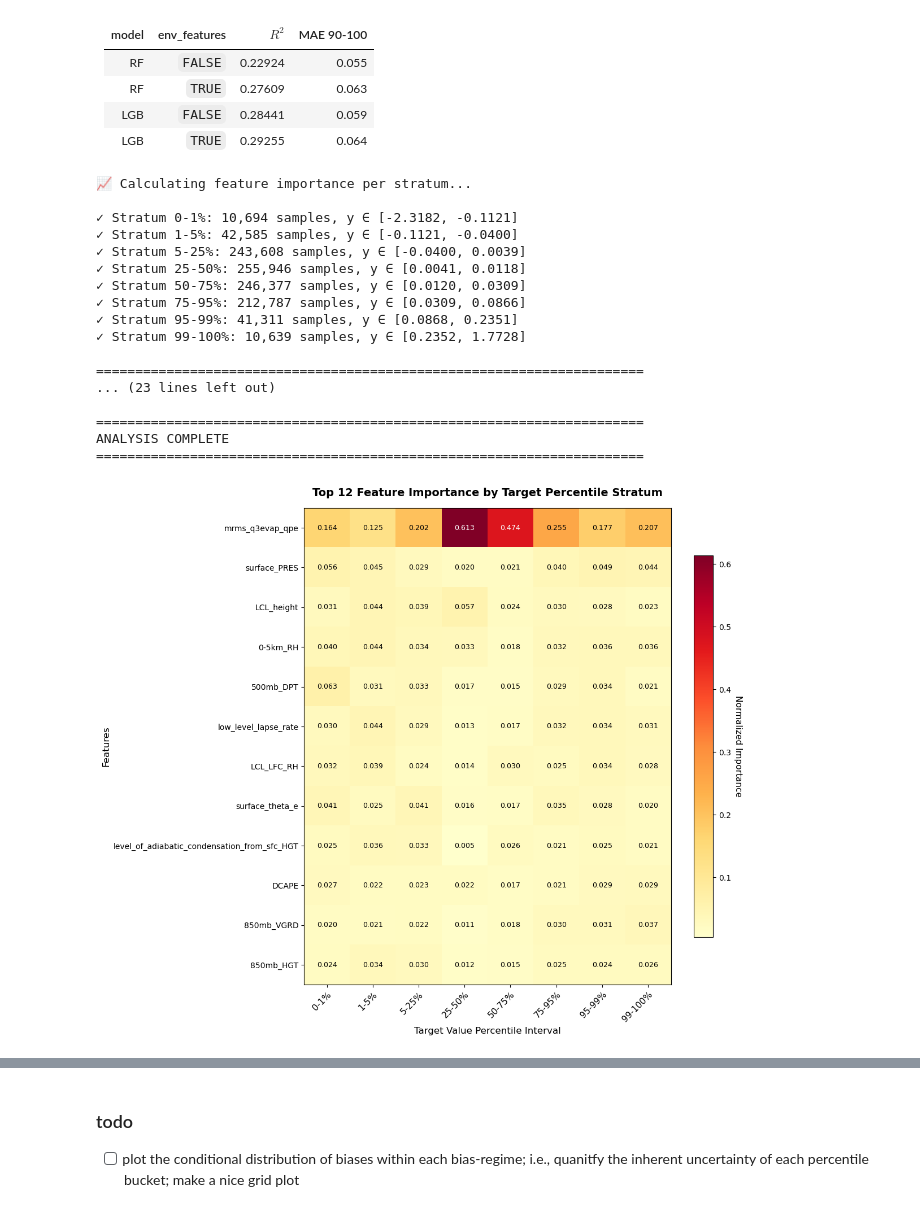
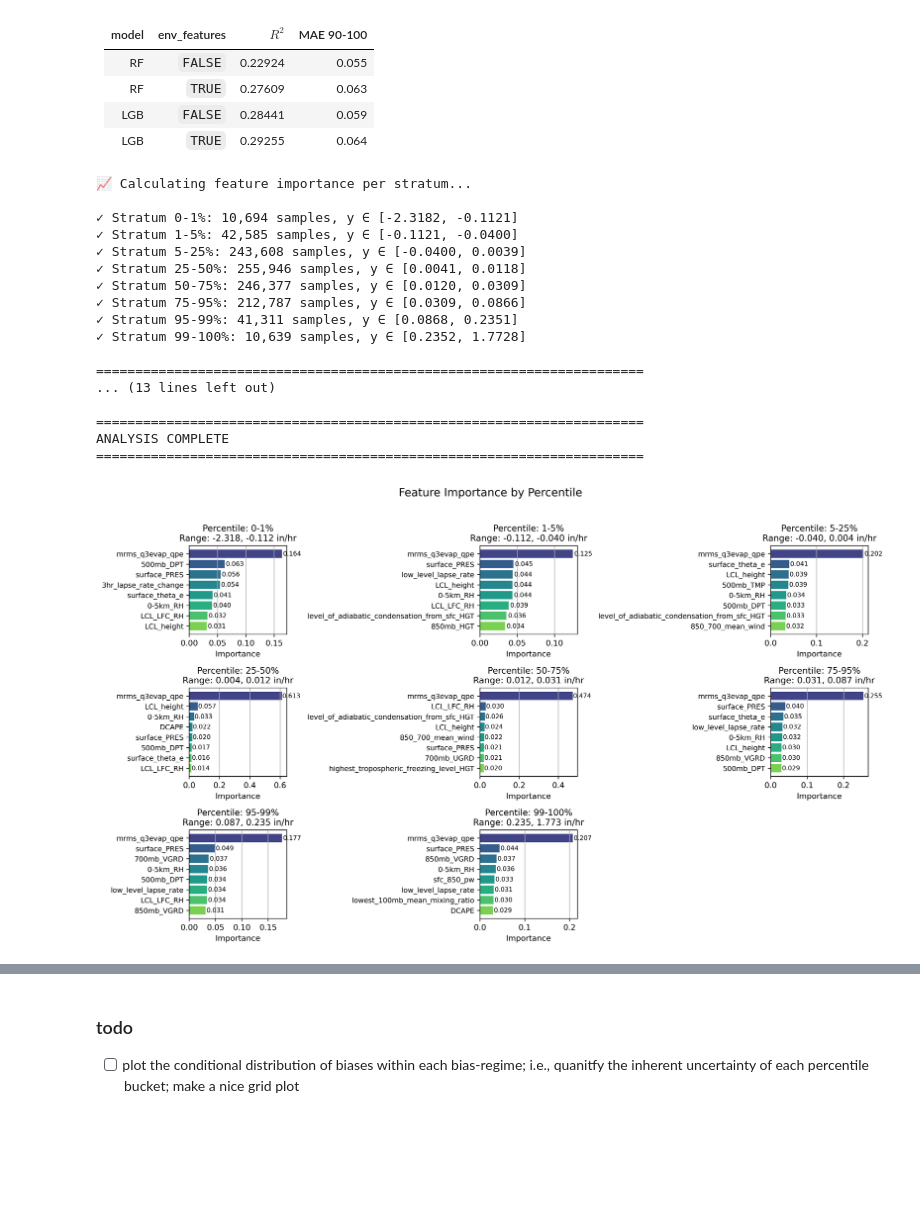
Before and after one commit to leharris3/piml-qpe, a Jupyter notebook: 12-26-25-add-categorical-labels.ipynb, the cells around one changed output, grey strips where cells are left out. Saved outputs shown, nothing was run; the diff lists cells and outputs as text; code cells hidden in the pictures; blank space fills up the shorter version.

```diff
--- a/12-26-25-add-categorical-labels.ipynb
+++ b/12-26-25-add-categorical-labels.ipynb
@@ -721,7 +747,7 @@ def plot_stratified_importance_heatmap(importance_df, top_n=15, figsize=(12, 10)
     return fig, ax
 
 
-def plot_stratified_importance_bars(importance_df, top_n=8, figsize=(14, 8)):
+def plot_stratified_importance_bars(importance_df, y, top_n=8, figsize=(14, 8)):
     """
     Create subplots with horizontal bar charts showing top features per stratum.
 
@@ -731,15 +757,17 @@ def plot_stratified_importance_bars(importance_df, top_n=8, figsize=(14, 8)):
     top_n : int - Number of top features per stratum
     figsize : tuple - Figure size
     """
+
     n_strata = len(importance_df.columns)
     n_rows = (n_strata + 2) // 3  # Ceiling division for 3 columns
 
-    fig, axes = plt.subplots(n_rows, 3, figsize=figsize)
+    fig, axes = plt.subplots(n_rows, 3, figsize=figsize, dpi=300)
     axes = axes.flatten() if n_strata > 1 else [axes]
 
     colors = plt.cm.viridis(np.linspace(0.2, 0.8, top_n))
 
     for idx, stratum in enumerate(importance_df.columns):
+
         if idx >= len(axes):
             break
 
@@ -751,8 +779,16 @@ def plot_stratified_importance_bars(importance_df, top_n=8, figsize=(14, 8)):
         ax.set_yticklabels(top_features.index, fontsize=9)
         ax.invert_yaxis()
         ax.set_xlabel("Importance", fontsize=10)
-        ax.set_title(f"Percentile: {stratum}", fontsize=11, fontweight='bold')
-        ax.grid(axis='x', alpha=0.3, linestyle='--')
+
+        # TODO: add in/hr ranges
+        low_pct, high_pct = stratum.replace("%","").split("-")
+        low_pct, high_pct = float(low_pct), float(high_pct)
+
+        low_val  = np.percentile(y, low_pct)
+        high_val = np.percentile(y, high_pct)
+
+        ax.set_title(f"Percentile: {stratum}\nRange: {low_val:.3f}, {high_val:.3f} in/hr", fontsize=11)
+        ax.grid(axis='x')
 
         # Add value labels on bars
         for i, (bar, val) in enumerate(zip(bars, top_features.values)):
@@ -763,7 +799,7 @@ def plot_stratified_importance_bars(importance_df, top_n=8, figsize=(14, 8)):
         axes[idx].set_visible(False)
 
     plt.suptitle("Feature Importance by Percentile",
-                fontsize=14, fontweight='bold', y=1.02)
+                fontsize=14, y=1.02)
     plt.tight_layout()
     return fig, axes
 
@@ -837,28 +873,6 @@ def plot_importance_variance(importance_df, top_n=15, figsize=(10, 6)):
     return fig, ax
 
 
-# =============================================================================
-# MAIN EXECUTION - Replace this section with your actual data
-# =============================================================================
-
-# =========================================================================
-# OPTION 1: Use your actual data (uncomment and modify)
-# =========================================================================
-"""
-# Load your data
-df_subset = pd.read_csv("your_data.csv")  # or however you load it
-
-
-# You can analyze either:
-# - Full dataset: get_stratified_feature_importance(X, y, ...)
-# - Training set only: get_stratified_feature_importance(X_train, y_train, ...)
-# - Test set only: get_stratified_feature_importance(X_test, y_test, ...)
-"""
-
-# =========================================================================
-# Define percentile bins
-# =========================================================================
-
 X = df_subset.drop(columns=["bias", "gauge_acc_in"])
 y = df_subset["bias"]
 
@@ -895,58 +909,58 @@ print("GENERATING VISUALIZATIONS")
 print("="*70 + "\n")
 
 # 1. Heatmap
-fig1, ax1 = plot_stratified_importance_heatmap(importance_norm, top_n=12)
-fig1.savefig('feature_importance_heatmap.png', dpi=150, bbox_inches='tight')
-print("✓ Saved: feature_importance_heatmap.png")
+# fig1, ax1 = plot_stratified_importance_heatmap(importance_norm, top_n=12)
+# fig1.savefig('feature_importance_heatmap.png', dpi=150, bbox_inches='tight')
+# print("✓ Saved: feature_importance_heatmap.png")
 
 # 2. Bar charts per stratum
-fig2, axes2 = plot_stratified_importance_bars(importance_norm, top_n=8)
-fig2.savefig('feature_importance_bars.png', dpi=150, bbox_inches='tight')
-print("✓ Saved: feature_importance_bars.png")
+fig2, axes2 = plot_stratified_importance_bars(importance_norm, y, top_n=8)
+# fig2.savefig('feature_importance_bars.png', dpi=150, bbox_inches='tight')
+# print("✓ Saved: feature_importance_bars.png")
 
 # 3. Line plot showing importance evolution
-fig3, ax3 = plot_feature_importance_lines(importance_norm, top_n=8)
-fig3.savefig('feature_importance_lines.png', dpi=150, bbox_inches='tight')
-print("✓ Saved: feature_importance_lines.png")
+# fig3, ax3 = plot_feature_importance_lines(importance_norm, top_n=8)
+# fig3.savefig('feature_importance_lines.png', dpi=150, bbox_inches='tight')
+# print("✓ Saved: feature_importance_lines.png")
 
 # 4. Variance plot (bonus - shows regime-dependent features)
-fig4, ax4 = plot_importance_variance(importance_norm, top_n=12)
-fig4.savefig('feature_importance_variance.png', dpi=150, bbox_inches='tight')
-print("✓ Saved: feature_importance_variance.png")
+# fig4, ax4 = plot_importance_variance(importance_norm, top_n=12)
+# fig4.savefig('feature_importance_variance.png', dpi=150, bbox_inches='tight')
+# print("✓ Saved: feature_importance_variance.png")
 
 # =========================================================================
 # Print summary statistics
 # =========================================================================
-print("\n" + "="*70)
-print("SUMMARY: Top Features by Importance Variance")
-print("="*70)
-print("(Features that matter differently across target ranges)\n")
+# print("\n" + "="*70)
+# print("SUMMARY: Top Features by Importance Variance")
+# print("="*70)
+# print("(Features that matter differently across target ranges)\n")
 
 variance_ranking = importance_norm.var(axis=1).sort_values(ascending=False)
 for i, (feat, var) in enumerate(variance_ranking.head(10).items()):
     print(f"  {i+1:2d}. {feat:20s} variance: {var:.4f}")
 
 print("\n" + "="*70)
 print("ANALYSIS COMPLETE")
 print("="*70)
 
 plt.show()
 # %% [output]
 📈 Calculating feature importance per stratum...
 
 ✓ Stratum 0-1%: 10,694 samples, y ∈ [-2.3182, -0.1121]
 ✓ Stratum 1-5%: 42,585 samples, y ∈ [-0.1121, -0.0400]
 ✓ Stratum 5-25%: 243,608 samples, y ∈ [-0.0400, 0.0039]
 ✓ Stratum 25-50%: 255,946 samples, y ∈ [0.0041, 0.0118]
 ✓ Stratum 50-75%: 246,377 samples, y ∈ [0.0120, 0.0309]
 ✓ Stratum 75-95%: 212,787 samples, y ∈ [0.0309, 0.0866]
 ✓ Stratum 95-99%: 41,311 samples, y ∈ [0.0868, 0.2351]
 ✓ Stratum 99-100%: 10,639 samples, y ∈ [0.2352, 1.7728]
 
 ======================================================================
-... (23 lines left out)
+... (13 lines left out)
 
 ======================================================================
 ANALYSIS COMPLETE
 ======================================================================
-[figure, old version]
+[figure, new version]
```
Also changed, not shown: parts of 5 cells of this notebook, 2 other files.
